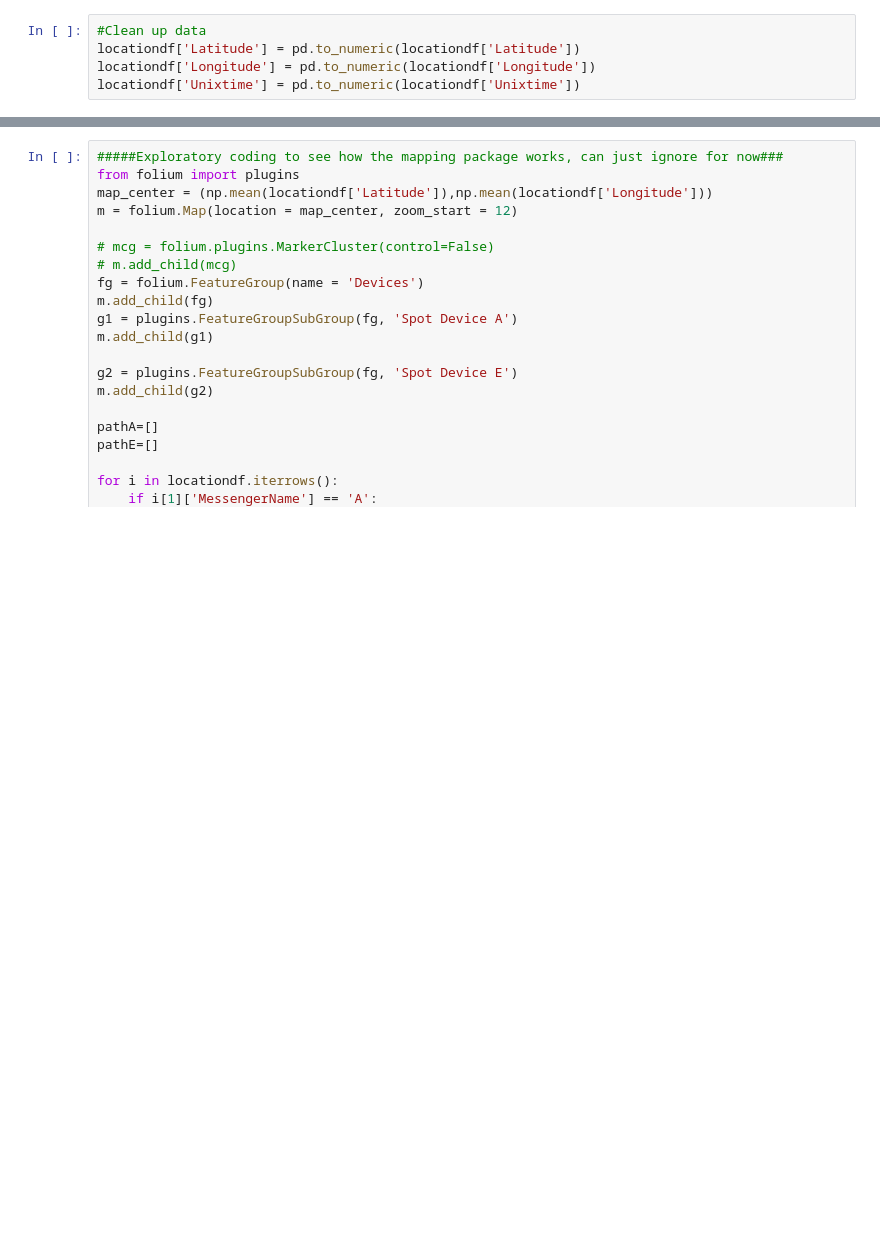
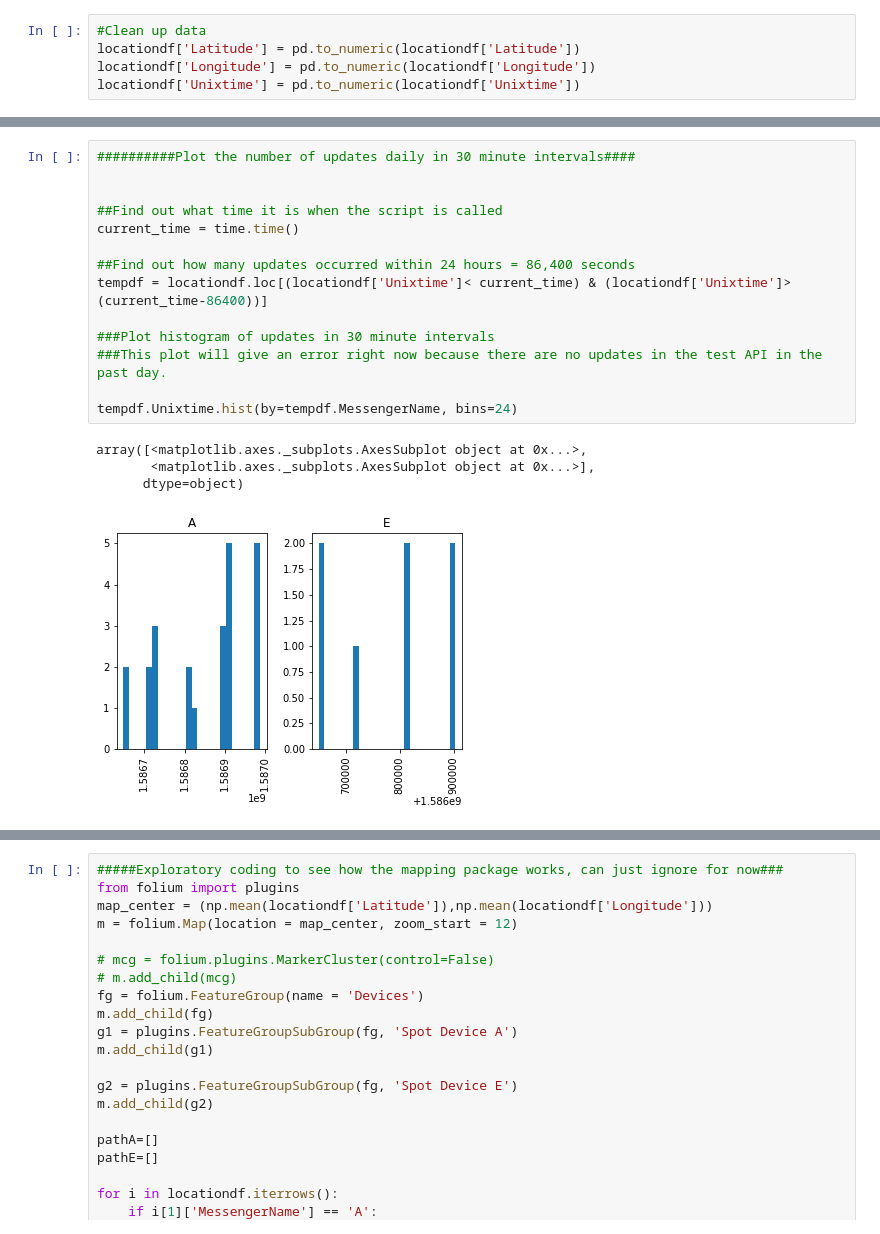
Before and after one commit to martinieong/Driftwatch-SWFSC, a Jupyter notebook: Interactive Map.ipynb, the cells around one changed output, grey strips where cells are left out. Drawn from its saved outputs; the diff is of its cells as text; blank space fills up the shorter version.

```diff
--- a/Interactive Map.ipynb
+++ b/Interactive Map.ipynb
@@ -63 +71,20 @@ For Spot Device A the max and mean drift speeds in miles per hour are:
+# %%
+##########Plot the number of updates daily in 30 minute intervals####
+
+
+##Find out what time it is when the script is called
+current_time = time.time()
+
+##Find out how many updates occurred within 24 hours = 86,400 seconds
+tempdf = locationdf.loc[(locationdf['Unixtime']< current_time) & (locationdf['Unixtime']>(current_time-86400))]
+
+###Plot histogram of updates in 30 minute intervals
+###This plot will give an error right now because there are no updates in the test API in the past day.
+
+tempdf.Unixtime.hist(by=tempdf.MessengerName, bins=24)
+# %% [output]
+array([<matplotlib.axes._subplots.AxesSubplot object at 0x...>,
+       <matplotlib.axes._subplots.AxesSubplot object at 0x...>],
+      dtype=object)
+[figure, added]
 # %%
```
Also changed, not shown: parts of 5 cells of this notebook.
